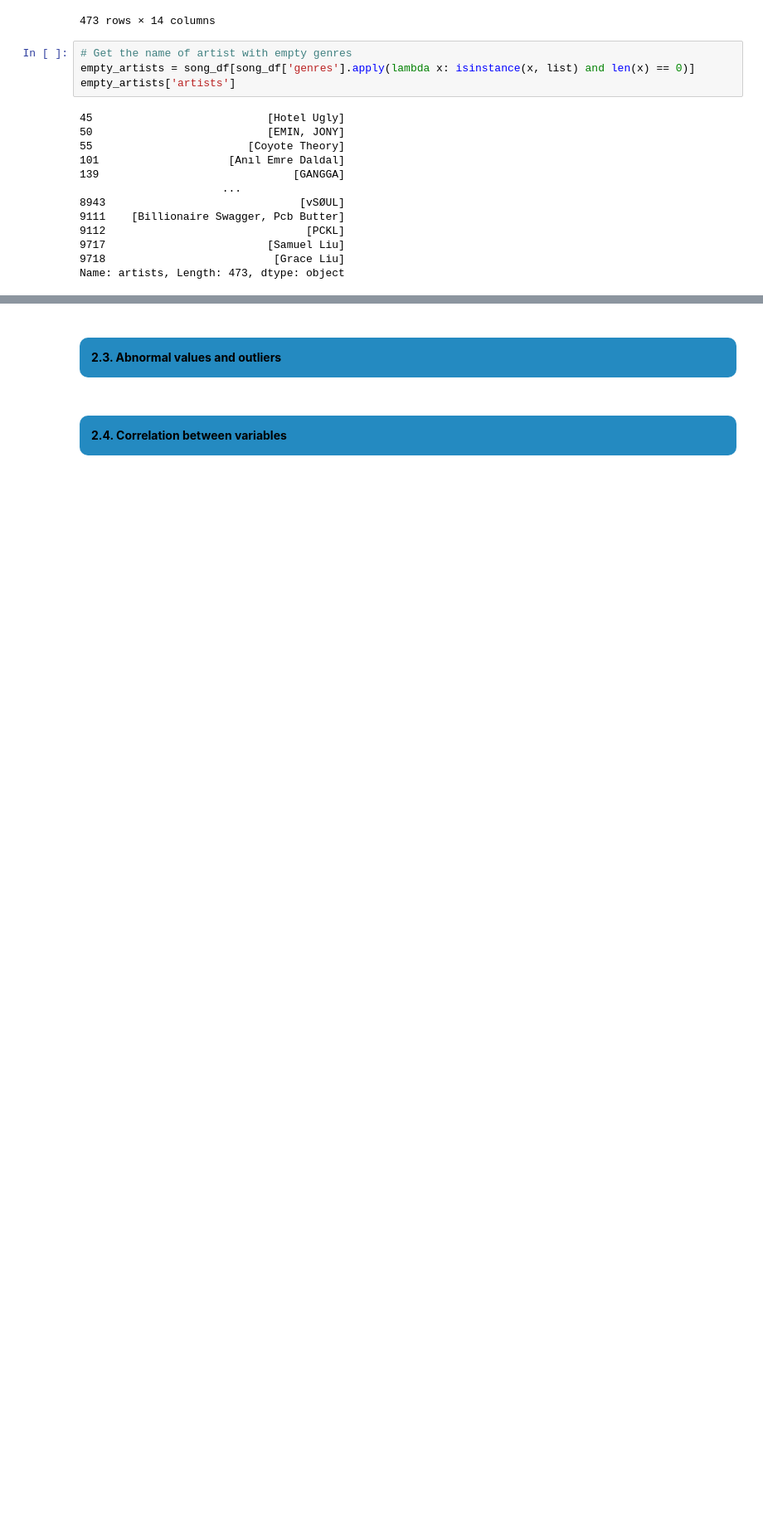
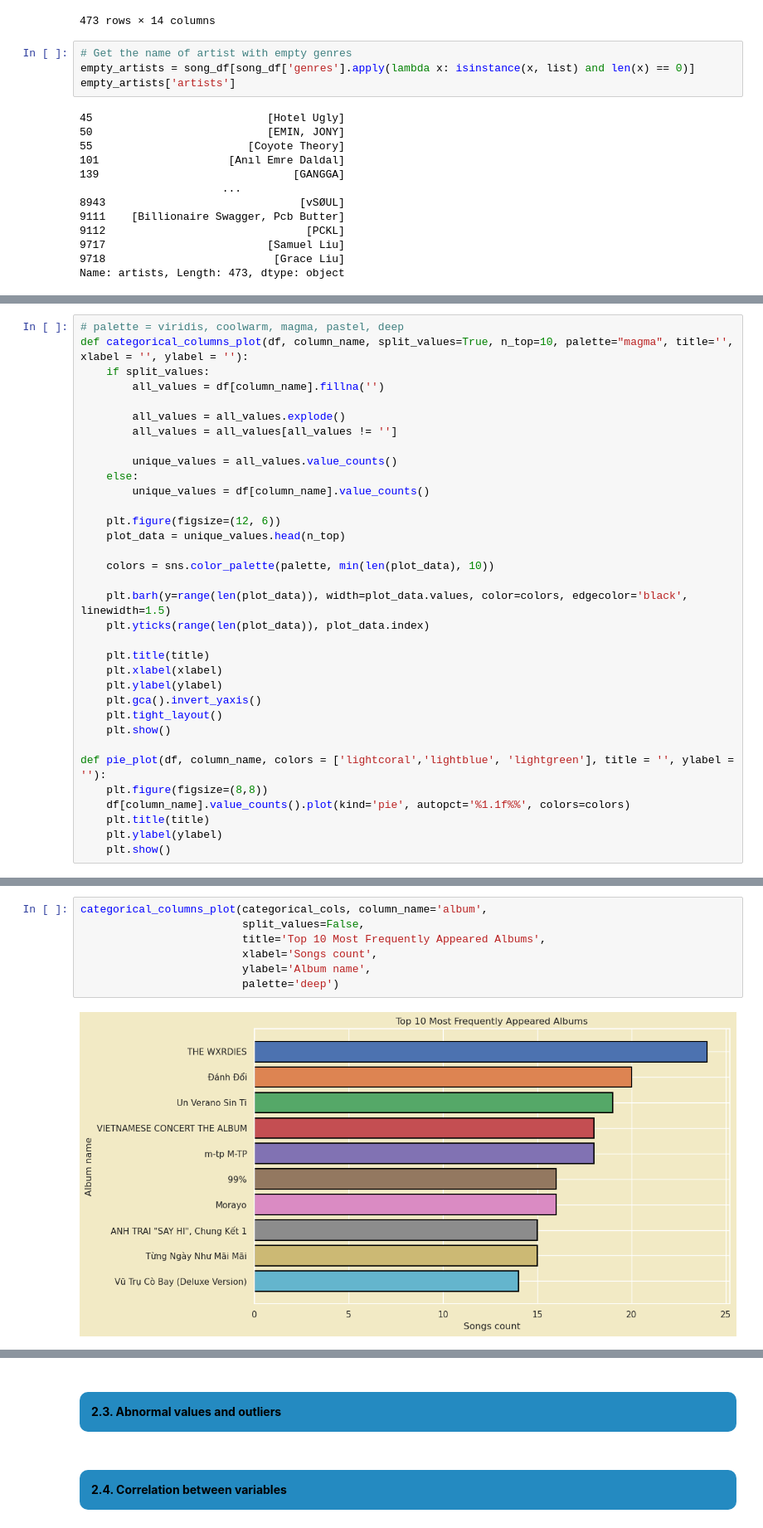
Before and after one commit to truongthuankiet1990gmailcom/Data-Visualization-HW1, a Jupyter notebook: notebook.ipynb, the cells around one changed output, grey strips where cells are left out. Shown at 83% size. Drawn from its saved outputs; the diff is of its cells as text; blank space fills up the shorter version.

```diff
--- a/notebook.ipynb
+++ b/notebook.ipynb
@@ -1971,0 +1952,34 @@ artists_with_genres
+# %%
+# palette = viridis, coolwarm, magma, pastel, deep
+def categorical_columns_plot(df, column_name, split_values=True, n_top=10, palette="magma", title='', xlabel = '', ylabel = ''):
+    if split_values:
+        all_values = df[column_name].fillna('')
+
+        all_values = all_values.explode()
+        all_values = all_values[all_values != '']
+
+        unique_values = all_values.value_counts()
+    else:
+        unique_values = df[column_name].value_counts()
+
+    plt.figure(figsize=(12, 6))
+    plot_data = unique_values.head(n_top)
+
+    colors = sns.color_palette(palette, min(len(plot_data), 10))
+
+    plt.barh(y=range(len(plot_data)), width=plot_data.values, color=colors, edgecolor='black', linewidth=1.5)
+    plt.yticks(range(len(plot_data)), plot_data.index)
+
+    plt.title(title)
+    plt.xlabel(xlabel)
+    plt.ylabel(ylabel)
+    plt.gca().invert_yaxis()
+    plt.tight_layout()
+    plt.show()
+
+def pie_plot(df, column_name, colors = ['lightcoral','lightblue', 'lightgreen'], title = '', ylabel = ''):
+    plt.figure(figsize=(8,8))
+    df[column_name].value_counts().plot(kind='pie', autopct='%1.1f%%', colors=colors)
+    plt.title(title)
+    plt.ylabel(ylabel)
+    plt.show()
@@ -1971,0 +2005,9 @@ artists_with_genres
+# %%
+categorical_columns_plot(categorical_cols, column_name='album',
+                         split_values=False,
+                         title='Top 10 Most Frequently Appeared Albums',
+                         xlabel='Songs count',
+                         ylabel='Album name',
+                         palette='deep')
+# %% [output]
+[figure, added]
```
Also changed, not shown: parts of 33 cells of this notebook, 1 other file.
